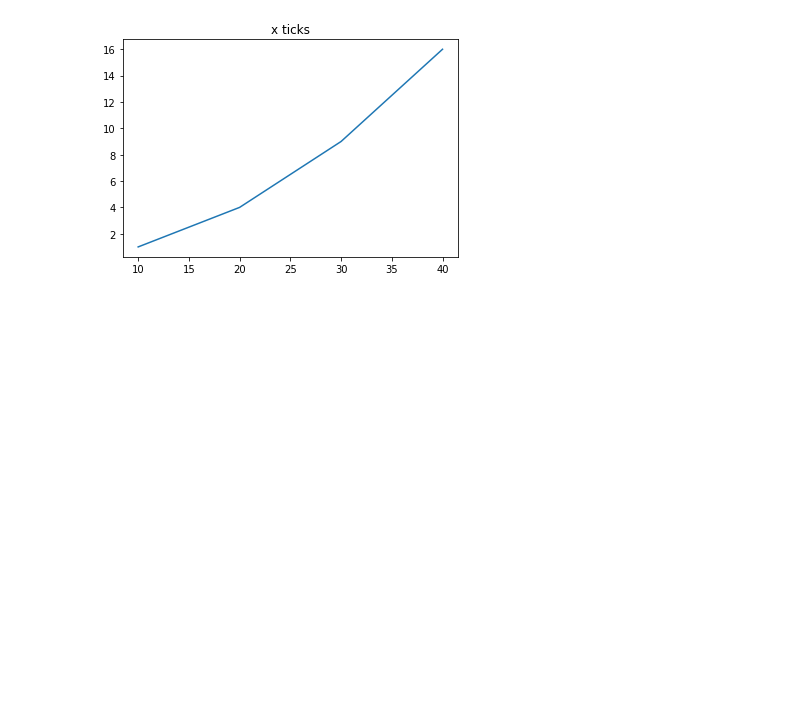
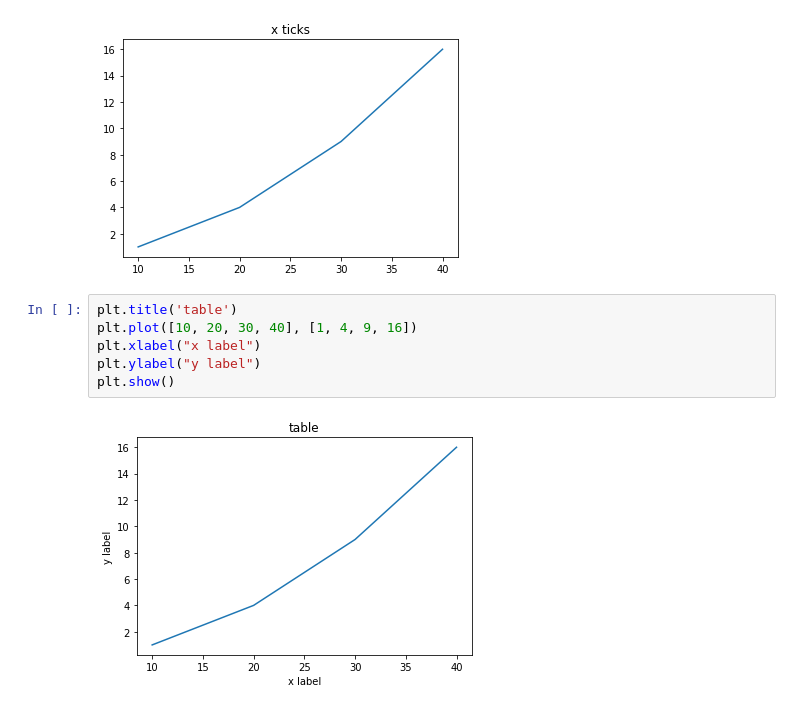
Before and after one commit to yeonghwanchoi/TIL, a Jupyter notebook: matplotlib/matplotlib.ipynb, the cells around one changed output. Cells and saved outputs as stored; diff of their text form; blank space fills up the shorter version.

```diff
--- a/matplotlib/matplotlib.ipynb
+++ b/matplotlib/matplotlib.ipynb
@@ -12,3 +9,11 @@ plt.plot([10, 20, 30, 40], [1, 4, 9, 16])
 plt.show()
 # %% [output]
 [figure]
+# %%
+plt.title('table')
+plt.plot([10, 20, 30, 40], [1, 4, 9, 16])
+plt.xlabel("x label")
+plt.ylabel("y label")
+plt.show()
+# %% [output]
+[figure, added]
```
Also changed, not shown: parts of 7 cells of this notebook.
